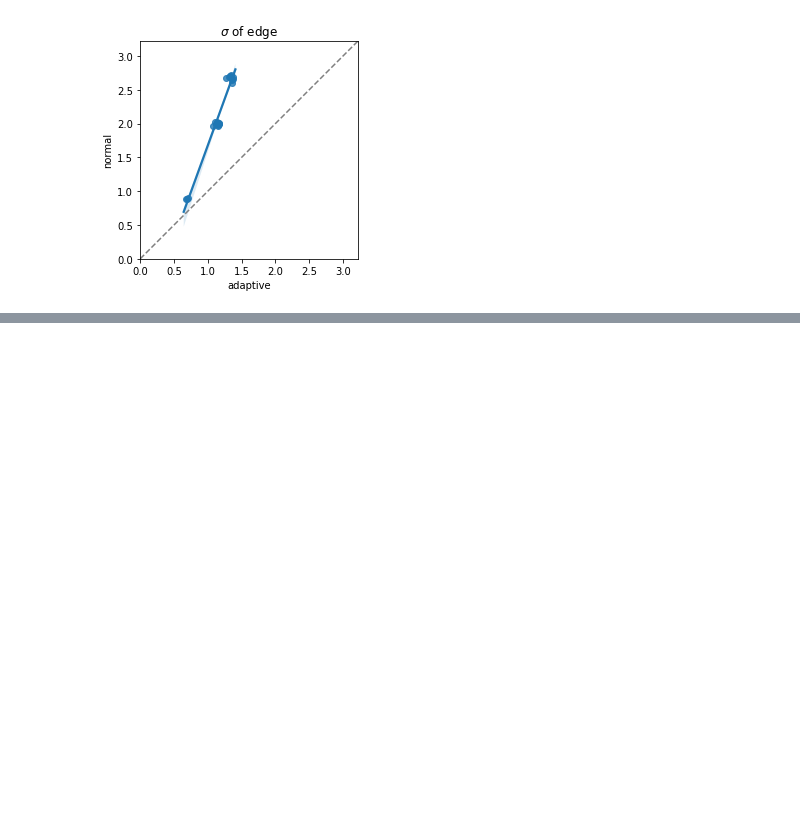
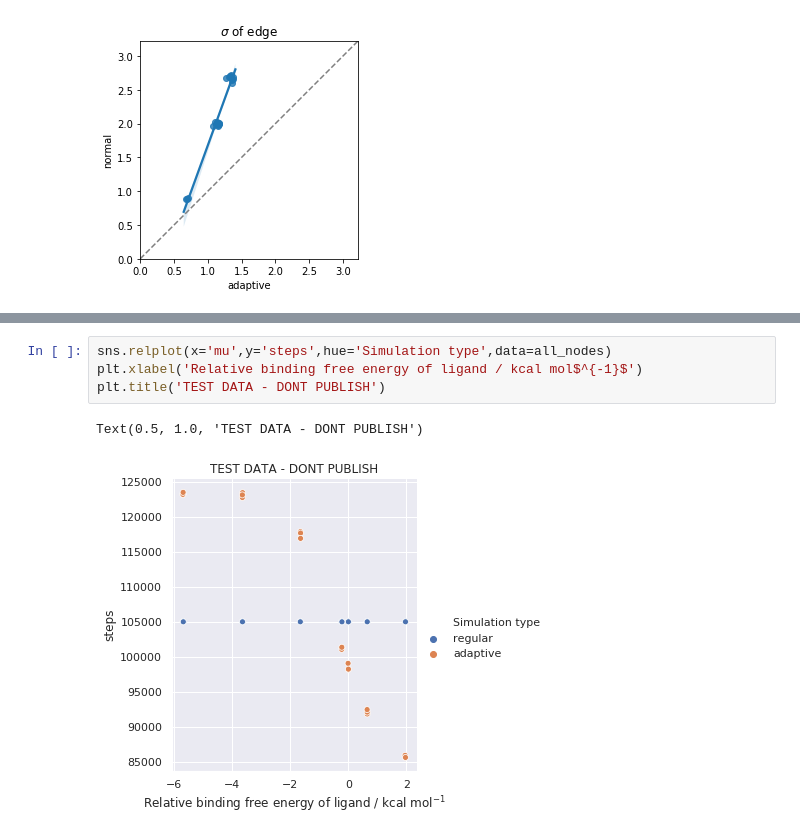
Before and after one commit to hannahbrucemacdonald/drugbandit, a Jupyter notebook: examples/adaptive/adaptive_sampling.ipynb, the cells around one changed output, grey strips where cells are left out. Drawn from its saved outputs; the diff is of its cells as text; blank space fills up the shorter version.

```diff
--- a/examples/adaptive/adaptive_sampling.ipynb
+++ b/examples/adaptive/adaptive_sampling.ipynb
@@ -309,0 +361,7 @@ Adapt the above code to store the sampled states in the BB and extract the free
+# %%
+sns.relplot(x='mu',y='steps',hue='Simulation type',data=all_nodes)
+plt.xlabel('Relative binding free energy of ligand / kcal mol$^{-1}$')
+plt.title('TEST DATA - DONT PUBLISH')
+# %% [output]
+Text(0.5, 1.0, 'TEST DATA - DONT PUBLISH')
+[figure, added]
```
Also changed, not shown: parts of 15 cells of this notebook, 1 other file.
